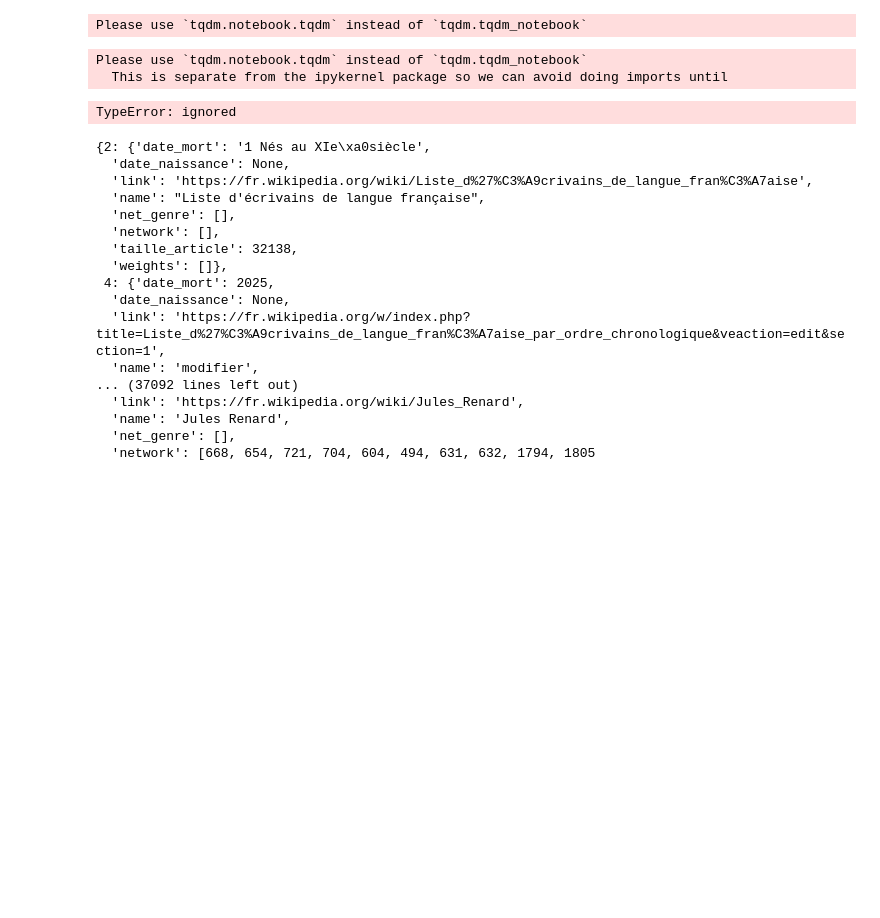
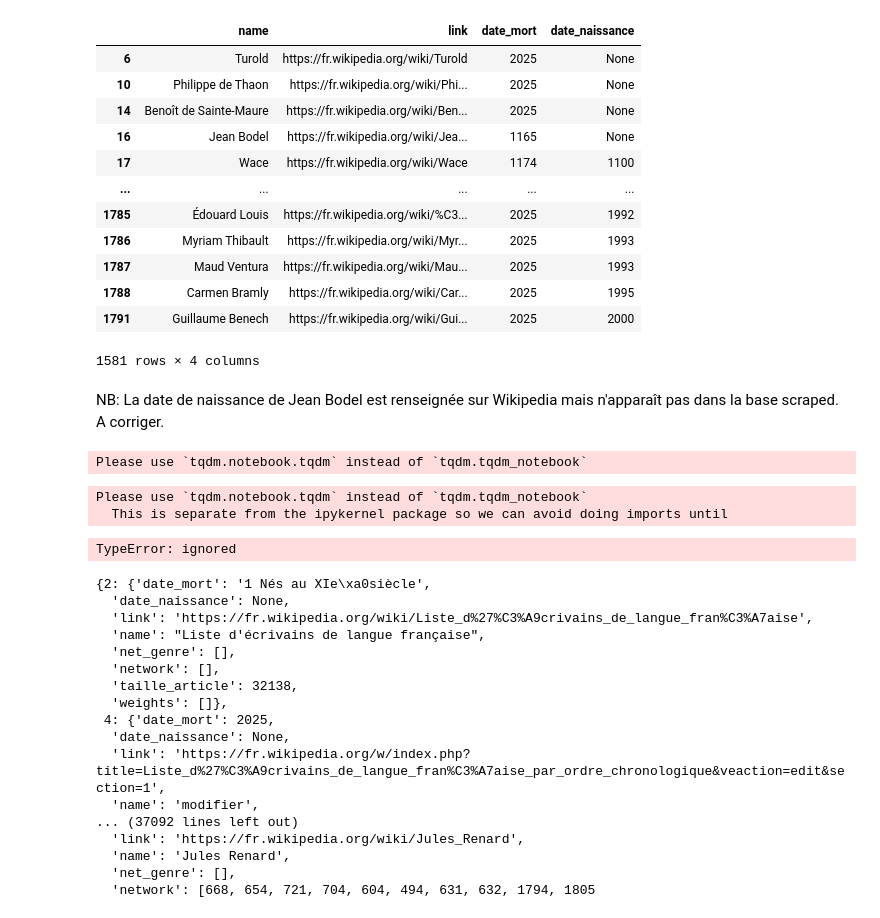
Before and after one commit to ChabiMax/author_network, a Jupyter notebook: Notebook scraping.ipynb, the cells around one changed output. Saved outputs shown, nothing was run; the diff lists cells and outputs as text; code cells hidden in the pictures; blank space fills up the shorter version.

```diff
--- a/Notebook scraping.ipynb
+++ b/Notebook scraping.ipynb
@@ -53,4 +54,30 @@ for link in links:
           dictionary[id] = {'name' : name, 'link' : author_link, 'date_mort' : date_mort, 'date_naissance' : date_naissance}
 
 # Nettoyage manuel
+unwanted_list = list(range(0,5))
+unwanted_list += list(range(1793,1806))
+unwanted_list += [key for key in dictionary.keys() if 'modifier' in dictionary[key]['name']]
+unwanted_list += [key for key in dictionary.keys() if 'siècle' in dictionary[key]['name']]
+unwanted_list += [key for key in dictionary.keys() if 'ms.' in dictionary[key]['name']]
+dictionary = dict((key, dictionary[key]) for key in dictionary.keys() if key not in unwanted_list)
+# %%
+df = pd.DataFrame.from_dict(dictionary).T
+# %%
+df
+# %% [output]
+|  | name | link | date_mort | date_naissance |
+| 6 | Turold | https://fr.wikipedia.org/wiki/Turold | 2025 | None |
+| 10 | Philippe de Thaon | https://fr.wikipedia.org/wiki/Phi... | 2025 | None |
+| 14 | Benoît de Sainte-Maure | https://fr.wikipedia.org/wiki/Ben... | 2025 | None |
+| 16 | Jean Bodel | https://fr.wikipedia.org/wiki/Jea... | 1165 | None |
+| 17 | Wace | https://fr.wikipedia.org/wiki/Wace | 1174 | 1100 |
+| ... | ... | ... | ... | ... |
+| 1785 | Édouard Louis | https://fr.wikipedia.org/wiki/%C3... | 2025 | 1992 |
+| 1786 | Myriam Thibault | https://fr.wikipedia.org/wiki/Myr... | 2025 | 1993 |
+| 1787 | Maud Ventura | https://fr.wikipedia.org/wiki/Mau... | 2025 | 1993 |
+| 1788 | Carmen Bramly | https://fr.wikipedia.org/wiki/Car... | 2025 | 1995 |
+| 1791 | Guillaume Benech | https://fr.wikipedia.org/wiki/Gui... | 2025 | 2000 |
+1581 rows × 4 columns
+# %% [markdown]
+NB: La date de naissance de Jean Bodel est renseignée sur Wikipedia mais n'apparaît pas dans la base scraped. A corriger.
 # %%
```
Also changed, not shown: parts of 2 cells of this notebook.
